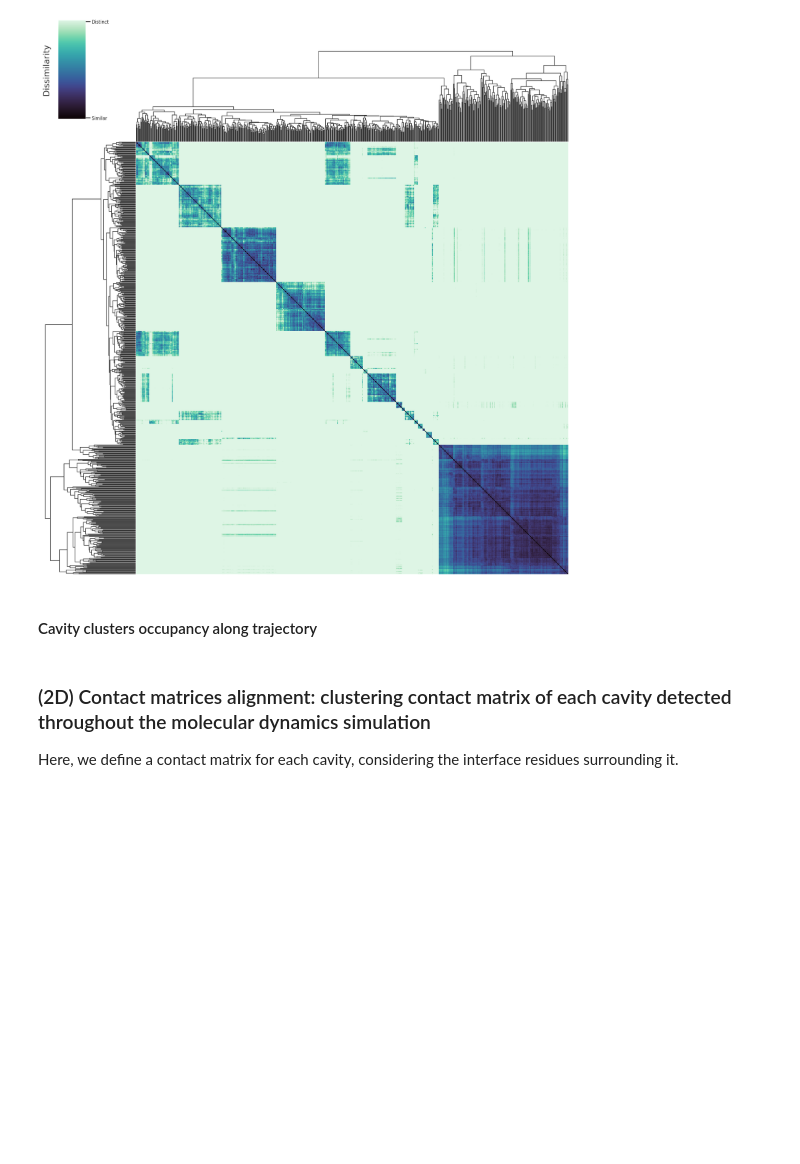
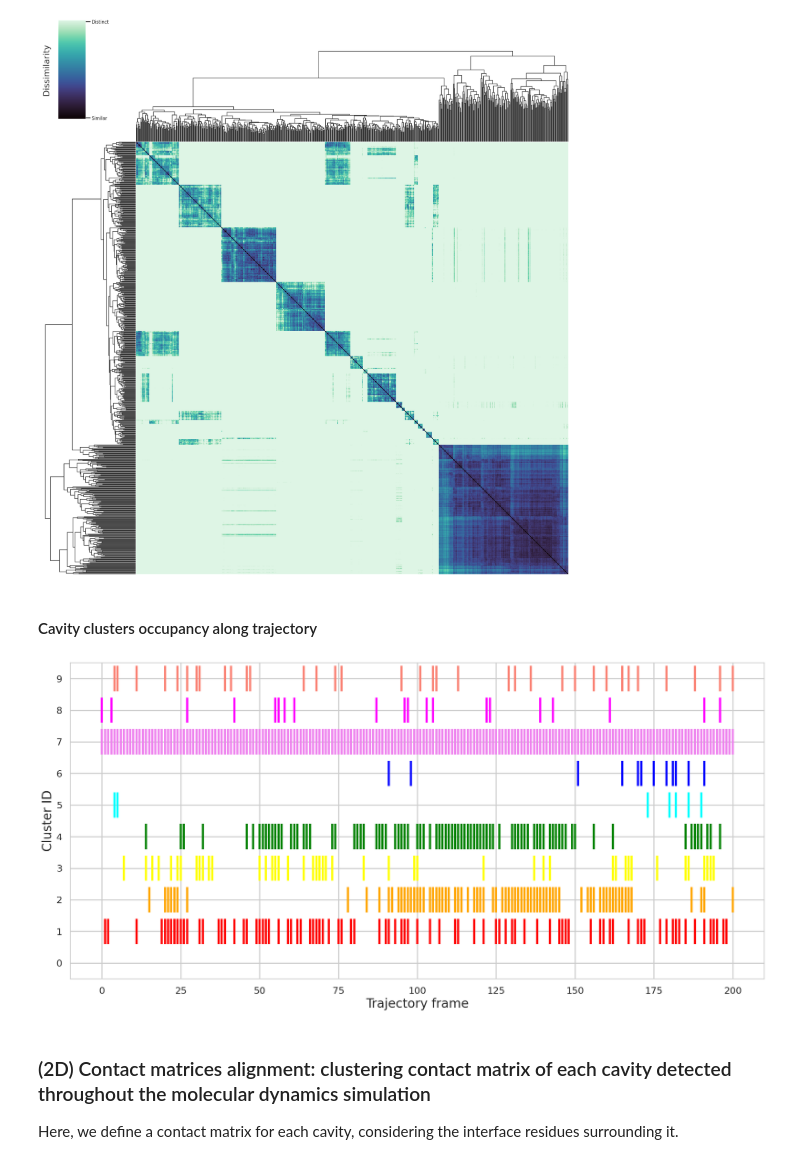
Before and after one commit to jvsguerra/IV-CEC, a Jupyter notebook: SPDE-analysis.ipynb, the cells around one changed output. Cells and saved outputs as stored; diff of their text form; code cells hidden in the pictures; blank space fills up the shorter version.

Commit message:
Add eventplot to notebook

```diff
--- a/SPDE-analysis.ipynb
+++ b/SPDE-analysis.ipynb
@@ -106,11 +106,10 @@ frames = []
 
 for n in range(md.n_frames):
     f = md.frame(n)
-    frames.append(n)
 
     for ncav in range(f.n_cavities):
         cavities.append(f.cavities == ncav+2)
-        frames.append(f)
+        frames.append(n)
 
 cavities = numpy.asarray(cavities)
 frames = numpy.asarray(frames)
@@ -240,6 +239,97 @@ plt.savefig(
 [figure]
 # %% [markdown]
 #### Cavity clusters occupancy along trajectory
+# %%
+from matplotlib.colors import ListedColormap
+
+cluster_colors = [
+    "red",
+    "orange",
+    "yellow",
+    "green",
+    "cyan",
+    "blue",
+    "violet",
+    "magenta",
+    "salmon",
+    "lime",
+    "navy",       # PyMOL marine
+    "dodgerblue", # PyMOL tv_blue
+    "forestgreen",# PyMOL tv_green
+    "olive",
+    "wheat",
+    "pink",
+]
+
+cmap = ListedColormap(cluster_colors)
+
+sns.set_theme(
+    context="poster",
+    style="whitegrid",
+)
+
+labels = preds["cavities"]   # ou distance/contact
+
+fig, ax = plt.subplots(
+    figsize=(20, 10)
+)
+
+for cluster in range(1, 17):
+
+    cluster_frames = frames[labels == cluster]
+
+    ax.eventplot(
+        cluster_frames,
+        lineoffsets=cluster,
+        linelengths=0.8,
+        linewidths=4,
+        colors=cluster_colors[cluster - 1],
+    )
+
+
+ax.set_xlabel(
+    "Trajectory frame",
+    fontsize=24,
+)
+
+ax.set_ylabel(
+    "Cluster ID",
+    fontsize=24,
+)
+
+ax.set_ylim(
+    labels.min() - 0.5,
+    labels.max() + 0.5,
+)
+
+ax.set_yticks(
+    numpy.arange(
+        labels.min(),
+        labels.max() + 1
+    )
+)
+
+ax.tick_params(
+    axis="both",
+    labelsize=18,
+)
+
+for spine in ax.spines.values():
+    spine.set_visible(True)
+    spine.set_linewidth(1.5)
+
+plt.tight_layout()
+
+plt.savefig(
+    "cluster_timeline_grid.png",
+    dpi=600,
+    transparent=True,
+    bbox_inches="tight",
+)
+
+plt.show()
+# %% [output]
+[figure, added]
 # %% [markdown]
 ### (2D) Contact matrices alignment: clustering contact matrix of each cavity detected throughout the molecular dynamics simulation
 
```
Also changed, not shown: parts of 1 cell of this notebook.
